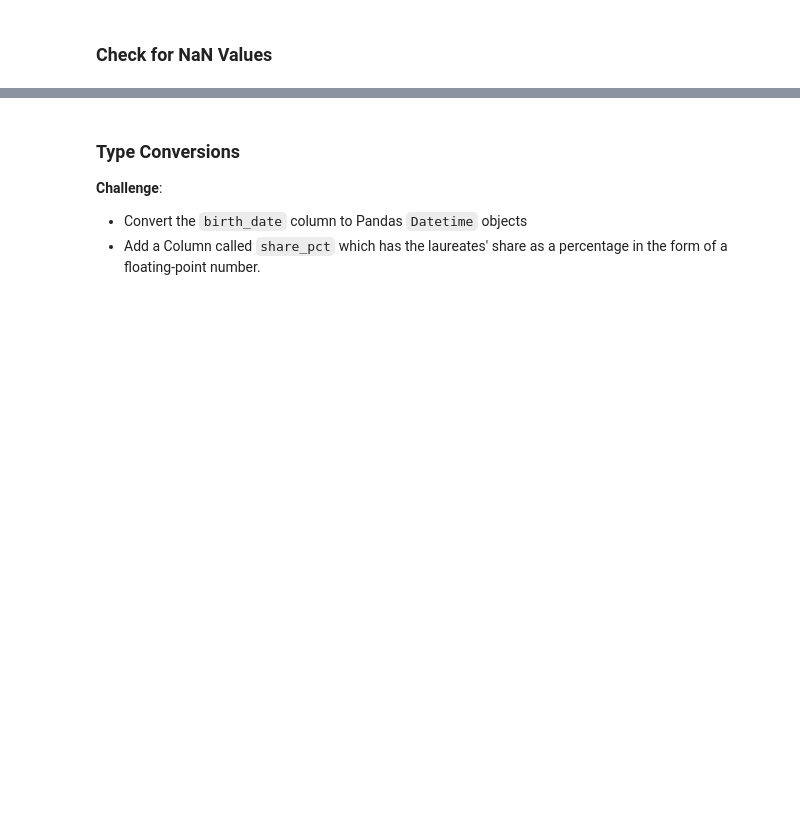
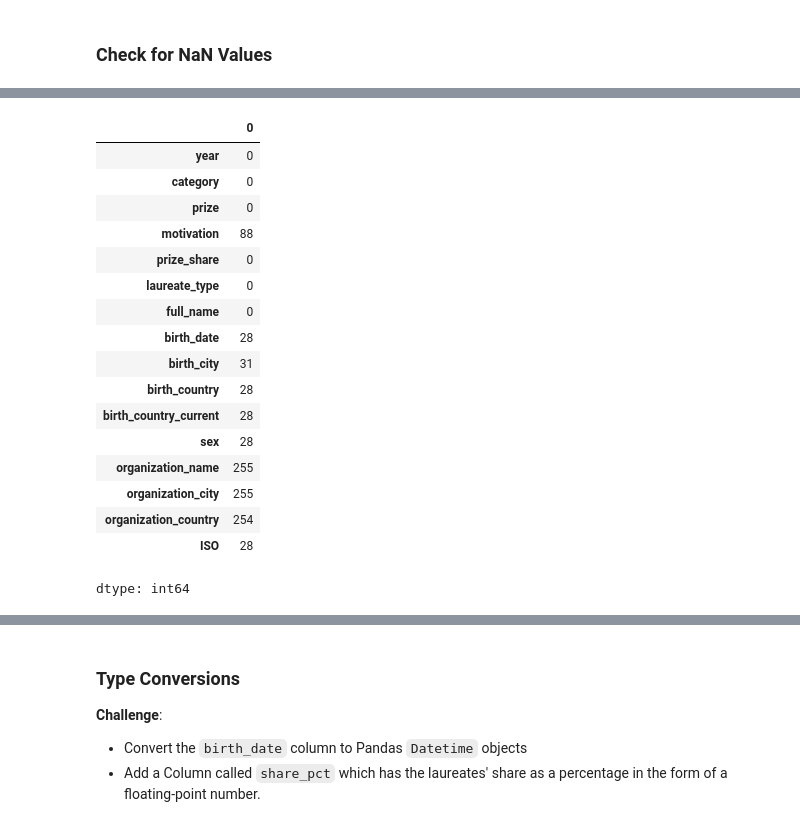
Before and after one commit to TahaThinks/DataScienceProjects2024, a Jupyter notebook: Nobel_Prize_Analysis_(start).ipynb, the cells around one changed output, grey strips where cells are left out. Cells and saved outputs as stored; diff of their text form; code cells hidden in the pictures; blank space fills up the shorter version.

```diff
--- a/Nobel_Prize_Analysis_(start).ipynb
+++ b/Nobel_Prize_Analysis_(start).ipynb
@@ -72,0 +112,21 @@ Caveats: The exact birth dates for Michael Houghton, Venkatraman Ramakrishnan, a
+# %%
+df_data.isna().sum()
+# %% [output]
+|  | 0 |
+| year | 0 |
+| category | 0 |
+| prize | 0 |
+| motivation | 88 |
+| prize_share | 0 |
+| laureate_type | 0 |
+| full_name | 0 |
+| birth_date | 28 |
+| birth_city | 31 |
+| birth_country | 28 |
+| birth_country_current | 28 |
+| sex | 28 |
+| organization_name | 255 |
+| organization_city | 255 |
+| organization_country | 254 |
+| ISO | 28 |
+dtype: int64
```
Also changed, not shown: parts of 8 cells of this notebook.
